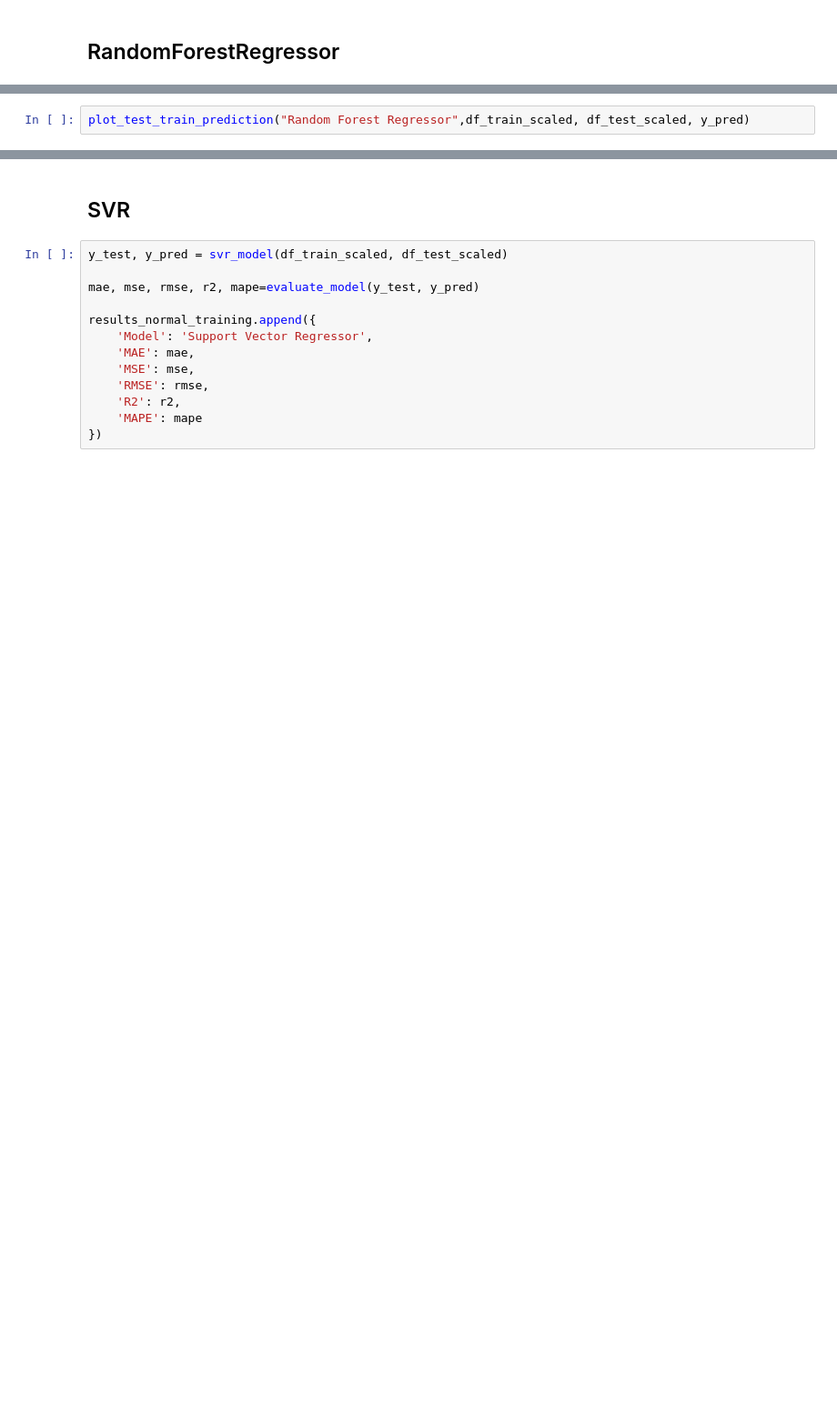
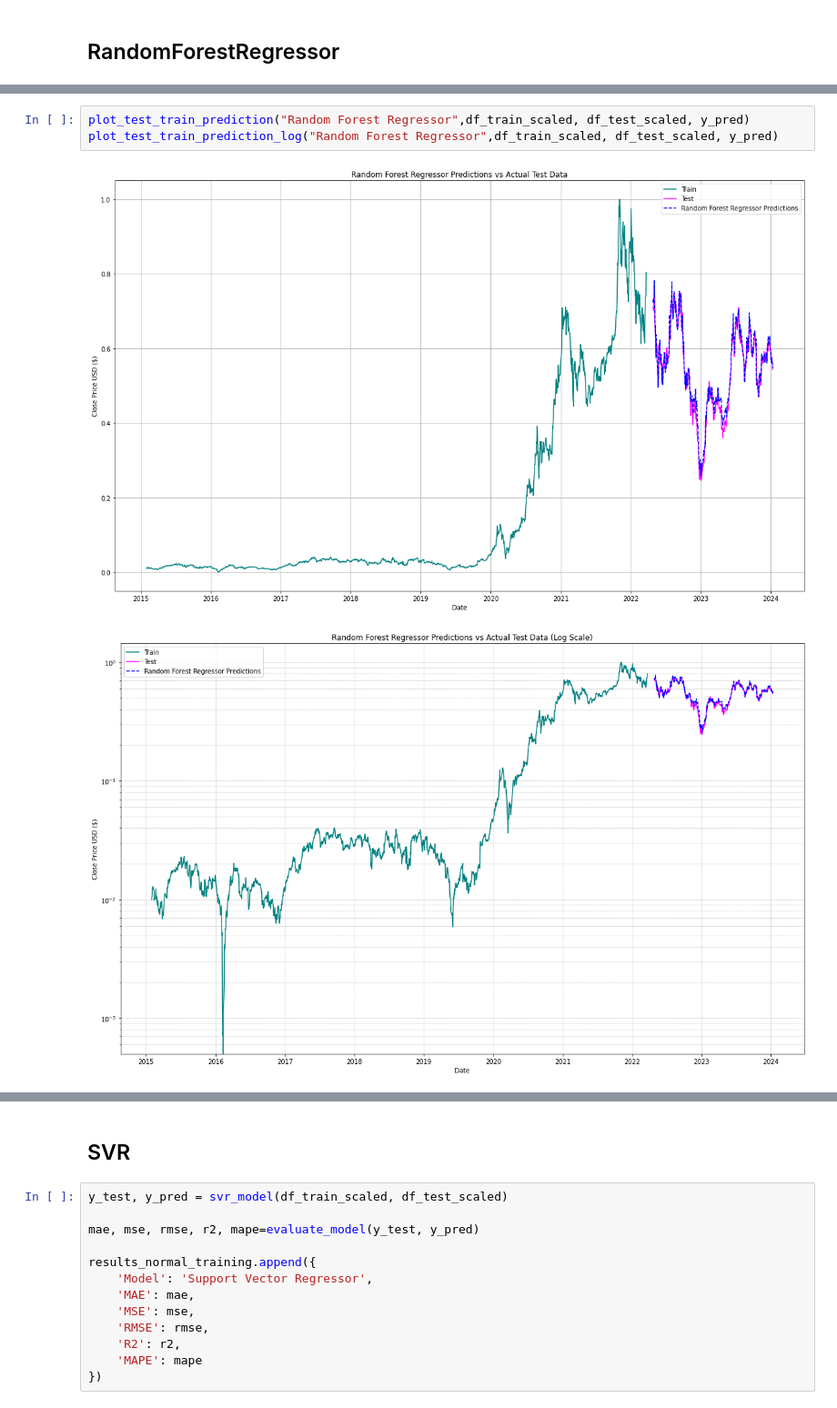
Before and after one commit to Rakib047/Tesla-Stock-Price-Forcasting-Project, a Jupyter notebook: Run.ipynb, the cells around one changed output, grey strips where cells are left out. Shown at 91% size. Cells and saved outputs as stored; diff of their text form; blank space fills up the shorter version.

```diff
--- a/Run.ipynb
+++ b/Run.ipynb
@@ -128,5 +271,9 @@ results_normal_training.append({
 # %%
 plot_test_train_prediction("Random Forest Regressor",df_train_scaled, df_test_scaled, y_pred)
+plot_test_train_prediction_log("Random Forest Regressor",df_train_scaled, df_test_scaled, y_pred)
+# %% [output]
+[figure, added]
+[figure, added]
 # %%
 mae_volatility,rmse_volatility=volatility_error_plot(df_test, df_test_scaled, y_pred)
 
```
Also changed, not shown: parts of 37 cells of this notebook, 28 other files.
